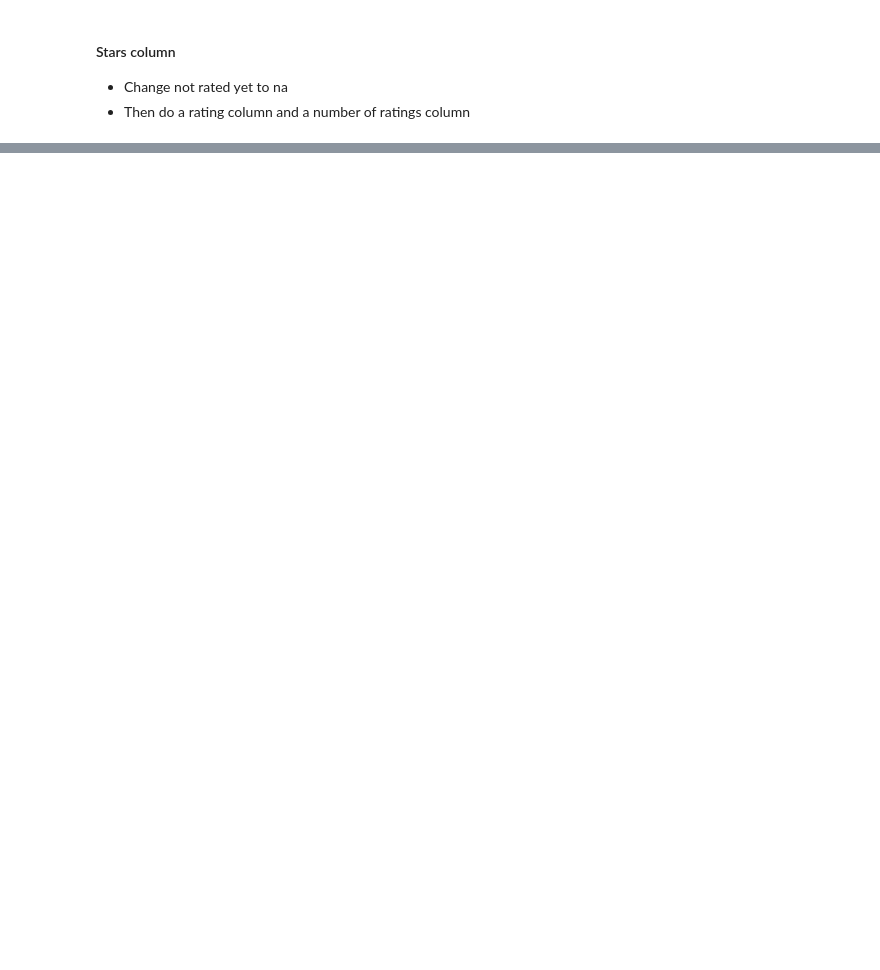
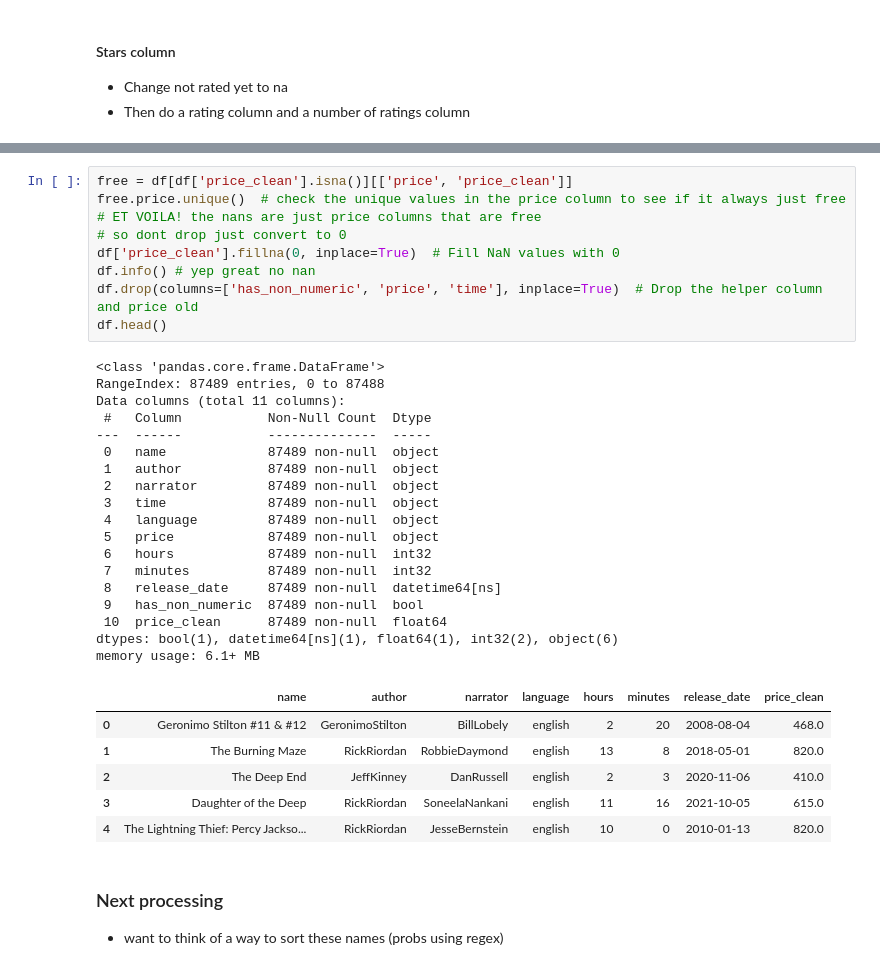
Before and after one commit to Alex-Drysdale/Projects_portfolio, a Jupyter notebook: EDA project/Audible_dataset/processing.ipynb, the cells around one changed output, grey strips where cells are left out. Saved outputs shown, nothing was run; the diff lists cells and outputs as text; blank space fills up the shorter version.

```diff
--- a/EDA project/Audible_dataset/processing.ipynb
+++ b/EDA project/Audible_dataset/processing.ipynb
@@ -291,0 +358,37 @@ df.head()
+# %%
+free = df[df['price_clean'].isna()][['price', 'price_clean']]
+free.price.unique()  # check the unique values in the price column to see if it always just free
+# ET VOILA! the nans are just price columns that are free
+# so dont drop just convert to 0
+df['price_clean'].fillna(0, inplace=True)  # Fill NaN values with 0
+df.info() # yep great no nan
+df.drop(columns=['has_non_numeric', 'price', 'time'], inplace=True)  # Drop the helper column and price old
+df.head()
+# %% [output]
+<class 'pandas.core.frame.DataFrame'>
+RangeIndex: 87489 entries, 0 to 87488
+Data columns (total 11 columns):
+ #   Column           Non-Null Count  Dtype
+---  ------           --------------  -----
+ 0   name             87489 non-null  object
+ 1   author           87489 non-null  object
+ 2   narrator         87489 non-null  object
+ 3   time             87489 non-null  object
+ 4   language         87489 non-null  object
+ 5   price            87489 non-null  object
+ 6   hours            87489 non-null  int32
+ 7   minutes          87489 non-null  int32
+ 8   release_date     87489 non-null  datetime64[ns]
+ 9   has_non_numeric  87489 non-null  bool
+ 10  price_clean      87489 non-null  float64
+dtypes: bool(1), datetime64[ns](1), float64(1), int32(2), object(6)
+memory usage: 6.1+ MB
+|  | name | author | narrator | language | hours | minutes | release_date | price_clean |
+| 0 | Geronimo Stilton #11 & #12 | GeronimoStilton | BillLobely | english | 2 | 20 | 2008-08-04 | 468.0 |
+| 1 | The Burning Maze | RickRiordan | RobbieDaymond | english | 13 | 8 | 2018-05-01 | 820.0 |
+| 2 | The Deep End | JeffKinney | DanRussell | english | 2 | 3 | 2020-11-06 | 410.0 |
+| 3 | Daughter of the Deep | RickRiordan | SoneelaNankani | english | 11 | 16 | 2021-10-05 | 615.0 |
+| 4 | The Lightning Thief: Percy Jackso... | RickRiordan | JesseBernstein | english | 10 | 0 | 2010-01-13 | 820.0 |
+# %% [markdown]
+### Next processing
+* want to think of a way to sort these names (probs using regex)
```
Also changed, not shown: parts of 3 cells of this notebook.
